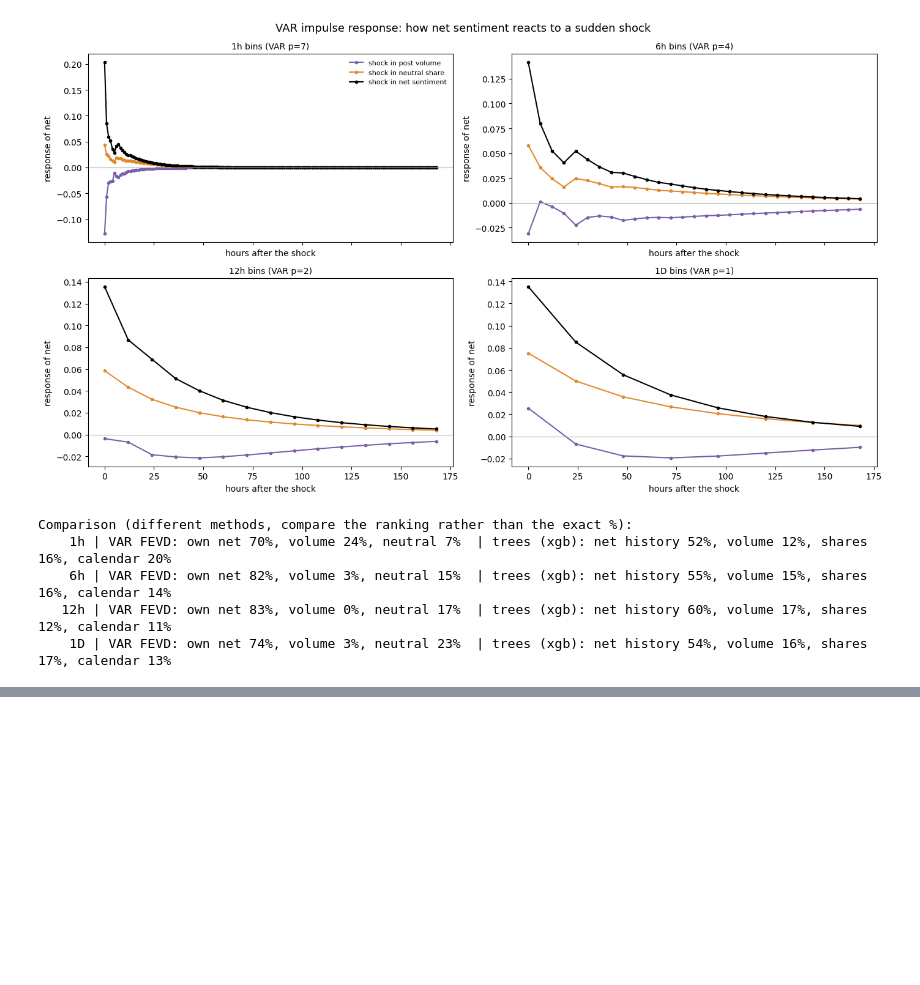
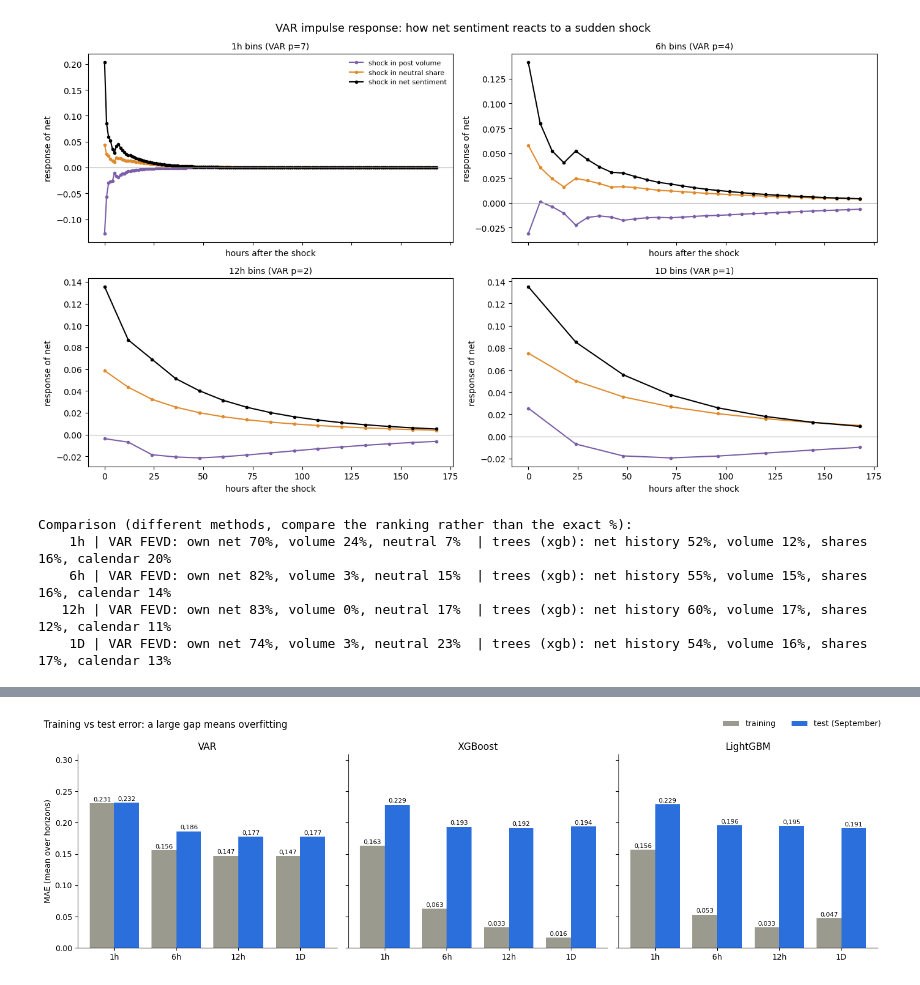
Before and after one commit to fadilaha/Sentiment-Forecast, a Jupyter notebook: sentiment_forecast.ipynb, the cells around one changed output, grey strips where cells are left out. Drawn from its saved outputs; the diff is of its cells as text; code cells hidden in the pictures; blank space fills up the shorter version.

```diff
--- a/sentiment_forecast.ipynb
+++ b/sentiment_forecast.ipynb
@@ -1940,0 +1967,86 @@ plt.show()
+# %%
+# ===== TRAINING vs TEST ERROR (overfitting check) =====
+# Training error: each model is fitted on the data before the first test fold (until 31 Aug)
+#                 and then predicts that SAME training data.
+# Test error    : the walk-forward errors on September already computed (SCORES).
+# A test error much larger than the training error = the model memorised the training data.
+# ARIMA is left out: its in-sample multi-step forecasts are slow to compute and it has few parameters.
+
+TT_ROWS = []
+
+for fq, D in DATA.items():
+    X, y, w, T = D['X'], D['y'], D['w'], D['T']
+    _, _, train_end = D['folds'][0]                 # cutoff = start of the test period
+
+    # ---- XGBoost and LightGBM: refit on the training period, predict the training period
+    for name, maker in (('xgboost', make_xgb), ('lightgbm', make_lgb)):
+        for s in D['steps']:
+            tr = np.where(D['valid'] & (np.arange(T) + s < train_end))[0]
+            if len(tr) < 50:
+                continue
+            m = maker()
+            m.fit(X[tr], y[tr + s] - y[tr], sample_weight=w[tr + s])
+            pred = y[tr] + m.predict(X[tr])
+            TT_ROWS.append(dict(freq=fq, horizon_h=s * D['hours'], model=name,
+                                MAE_train=np.mean(np.abs(pred - y[tr + s])),
+                                MAE_pers_train=np.mean(np.abs(y[tr] - y[tr + s]))))
+
+    # ---- VAR: fit on the training period, forecast from every training origin
+    agg = D['agg']
+    Z = np.column_stack([(agg['share_pos'] - agg['share_neg']).to_numpy(float),
+                         agg['share_neu'].to_numpy(float),
+                         np.log1p(agg['n'].to_numpy(float))])
+    E = fourier_terms(D['times'], D['hours'])
+    p, B, _ = fit_var(Z, E, train_end, P_MAX.get(D['hours'], 7))
+    origins = np.arange(p, train_end - 1)
+    yhat = var_target(forecast_var(Z, E, p, B, origins, max(D['steps'])))
+    for s in D['steps']:
+        ok = origins + s < train_end
+        o = origins[ok]
+        TT_ROWS.append(dict(freq=fq, horizon_h=s * D['hours'], model='var',
+                            MAE_train=np.mean(np.abs(yhat[ok, s - 1] - y[o + s])),
+                            MAE_pers_train=np.mean(np.abs(y[o] - y[o + s]))))
+    print(f'{fq:>4} done')
+
+TT = pd.DataFrame(TT_ROWS)
+TT['skill_train'] = 1 - TT.MAE_train / TT.MAE_pers_train
+
+test_scores = pd.concat([score(m) for m in ('var', 'xgboost', 'lightgbm') if m in PRED])
+TT = TT.merge(test_scores[['freq', 'horizon_h', 'model', 'MAE', 'skill']]
+                .rename(columns={'MAE': 'MAE_test', 'skill': 'skill_test'}),
+              on=['freq', 'horizon_h', 'model'])
+TT['MAE_ratio'] = TT.MAE_test / TT.MAE_train      # > 1 = larger error on unseen data
+TT['skill_gap'] = TT.skill_train - TT.skill_test  # > 0 = model does better on data it has seen
+TT.to_csv(f'{OUT_DIR}/train_vs_test_error.csv', index=False)
+
+TT_MODELS = ['var', 'xgboost', 'lightgbm']
+print('\nMAE training vs test, per bin size (mean over horizons)')
+display(TT.pivot_table(index='freq', columns='model', values=['MAE_train', 'MAE_test', 'MAE_ratio'],
+                       sort=False).reindex(['1h', '6h', '12h', '1D']).round(3))
+print('\nSkill training vs test, per bin size (mean over horizons)')
+display(TT.pivot_table(index='freq', columns='model', values=['skill_train', 'skill_test', 'skill_gap'],
+                       sort=False).reindex(['1h', '6h', '12h', '1D']).round(3))
+
+# ---- chart: MAE training vs test per bin size, one panel per model
+BINS = [b for b in ['1h', '6h', '12h', '1D'] if b in set(TT.freq)]
+fig, axes = plt.subplots(1, len(TT_MODELS), figsize=(15, 4.5), sharey=True)
+for ax, mdl in zip(axes, TT_MODELS):
+    g = TT[TT.model == mdl].groupby('freq')[['MAE_train', 'MAE_test']].mean().reindex(BINS)
+    xx = np.arange(len(BINS))
+    ax.bar(xx - 0.2, g.MAE_train, 0.4, label='training', color='#9a9a8e')
+    ax.bar(xx + 0.2, g.MAE_test, 0.4, label='test (September)', color='#2a6fdb')
+    for i, (a, b) in enumerate(zip(g.MAE_train, g.MAE_test)):
+        ax.text(i - 0.2, a + 0.003, f'{a:.3f}'.replace('.', ','), ha='center', fontsize=8)
+        ax.text(i + 0.2, b + 0.003, f'{b:.3f}'.replace('.', ','), ha='center', fontsize=8)
+    ax.set_xticks(xx, BINS)
+    ax.set_title(mdl.upper() if mdl == 'var' else mdl.capitalize().replace('gbm', 'GBM').replace('Xgboost', 'XGBoost'))
+    ax.spines[['top', 'right']].set_visible(False)
+axes[0].set_ylabel('MAE (mean over horizons)')
+handles, labels = axes[0].get_legend_handles_labels()
+fig.legend(handles, labels, frameon=False, ncol=2, loc='upper right')
+axes[0].set_ylim(0, TT[['MAE_train', 'MAE_test']].max().max() * 1.15)
+fig.suptitle('Training vs test error: a large gap means overfitting', x=0.01, ha='left', fontsize=12)
+fig.tight_layout()
+fig.savefig(f'{OUT_DIR}/train_vs_test_error.png', dpi=200, bbox_inches='tight')
+plt.show()
+# %% [output]
@@ -1940,0 +2074 @@ plt.show()
+[figure, added]
```
Also changed, not shown: parts of 11 cells of this notebook.
